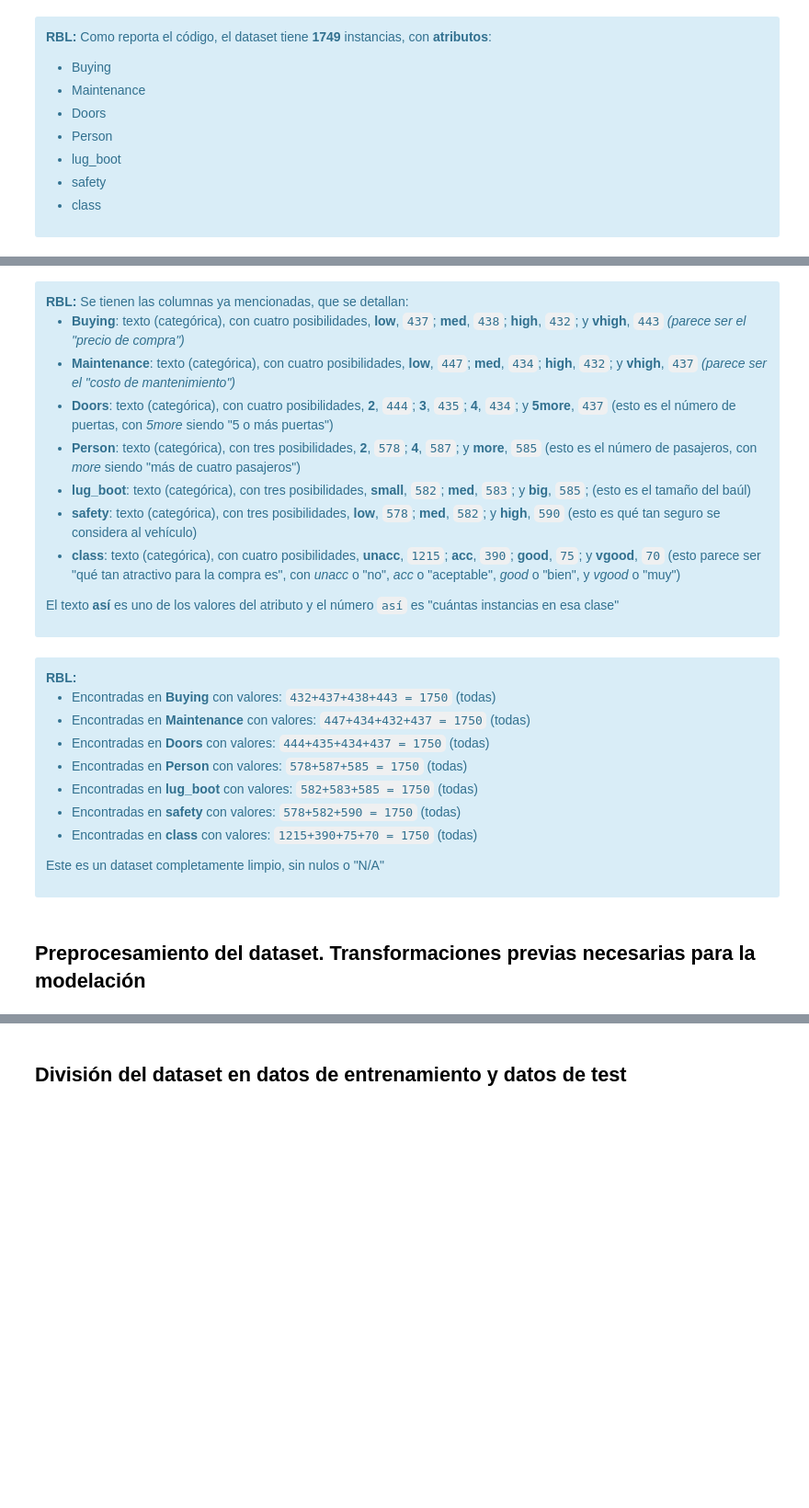
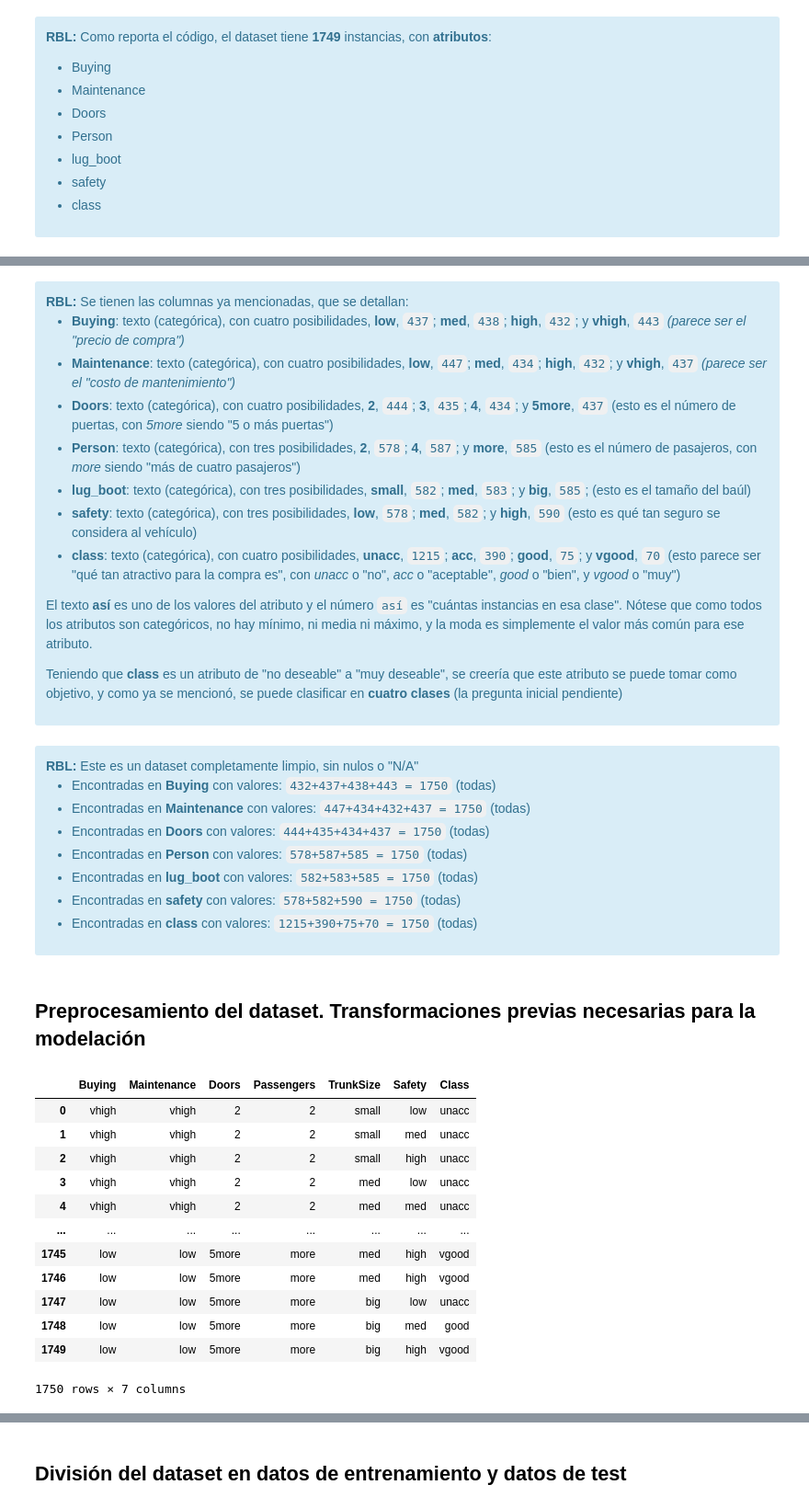
Before and after one commit to ColombianJoker/UNIR_TIA_Entregas, a Jupyter notebook: Entrega 1/Barrios_Lascar_Actividad_1.ipynb, the cells around one changed output, grey strips where cells are left out. Shown: that part at 92% size. Saved outputs shown, nothing was run; the diff lists cells and outputs as text; code cells hidden in the pictures; blank space fills up the shorter version.

```diff
--- a/Entrega 1/Barrios_Lascar_Actividad_1.ipynb
+++ b/Entrega 1/Barrios_Lascar_Actividad_1.ipynb
@@ -107,9 +112,10 @@ Se tienen las columnas ya mencionadas, que se detallan:<ul>
 <li><b>safety</b>: texto (categórica), con tres posibilidades, <b>low</b>, <code>578</code>; <b>med</b>, <code>582</code>; y <b>high</b>, <code>590</code> (esto es qué tan seguro se considera al vehículo)</li>
 <li><b>class</b>: texto (categórica), con cuatro posibilidades, <b>unacc</b>, <code>1215</code>; <b>acc</b>, <code>390</code>; <b>good</b>, <code>75</code>; y <b>vgood</b>, <code>70</code> (esto parece ser "qué tan atractivo para la compra es", con <i>unacc</i> o "no", <i>acc</i> o "aceptable", <i>good</i> o "bien", y <i>vgood</i> o "muy")</li>
 </ul>
-<p>El texto <b>así</b> es uno de los valores del atributo y el número <code>así</code> es "cuántas instancias en esa clase"<p></div>
+<p>El texto <b>así</b> es uno de los valores del atributo y el número <code>así</code> es "cuántas instancias en esa clase". Nótese que como todos los atributos son categóricos, no hay mínimo, ni media ni máximo, y la moda es simplemente el valor más común para ese atributo.<p>
+<p>Teniendo que <b>class</b> es un atributo de "no deseable" a "muy deseable", se creería que este atributo se puede tomar como objetivo, y como ya se mencionó, se puede clasificar en <b>cuatro clases</b> (la pregunta inicial pendiente)</div>
 # %% [markdown]
-<div class="alert alert-block alert-info"> <b>RBL: </b><ul>
+<div class="alert alert-block alert-info"> <b>RBL: </b>Este es un dataset completamente limpio, sin nulos o "N/A"</p><ul>
 <li>Encontradas en <b>Buying</b> con valores: <code>432+437+438+443 = 1750</code> (todas)</li>
 <li>Encontradas en <b>Maintenance</b> con valores: <code>447+434+432+437 = 1750</code> (todas)</li>
 <li>Encontradas en <b>Doors</b> con valores: <code>444+435+434+437 = 1750</code> (todas)</li>
@@ -117,9 +123,29 @@ Se tienen las columnas ya mencionadas, que se detallan:<ul>
 <li>Encontradas en <b>lug_boot</b> con valores: <code>582+583+585 = 1750</code> (todas)</li>
 <li>Encontradas en <b>safety</b> con valores: <code>578+582+590 = 1750</code> (todas)</li>
 <li>Encontradas en <b>class</b> con valores: <code>1215+390+75+70 = 1750</code> (todas)</li>
-</ul></p>
-<p>Este es un dataset completamente limpio, sin nulos o "N/A"</div>
+</ul>
+</div>
 # %% [markdown]
 ## Preprocesamiento del dataset. Transformaciones previas necesarias para la modelación
 # %%
-#Código que realice las transformaciones necesarias para poder realizar los procesos de modelación. Ej.One hot enconding
+# Código que realice las transformaciones necesarias para poder realizar los procesos de modelación. Ej.One hot enconding
+# Primero renombro las columnas para que todas sigan como la misma nomenclatura
+try:
+    df.rename(columns={'lug_boot':'TrunkSize', 'safety':'Safety', 'class':'Class', 'Person':'Passengers'} , inplace=True)
+except KeyError:
+    print(f"No se renombró")
+df
+# %% [output]
+|  | Buying | Maintenance | Doors | Passengers | TrunkSize | Safety | Class |
+| 0 | vhigh | vhigh | 2 | 2 | small | low | unacc |
+| 1 | vhigh | vhigh | 2 | 2 | small | med | unacc |
+| 2 | vhigh | vhigh | 2 | 2 | small | high | unacc |
+| 3 | vhigh | vhigh | 2 | 2 | med | low | unacc |
+| 4 | vhigh | vhigh | 2 | 2 | med | med | unacc |
+| ... | ... | ... | ... | ... | ... | ... | ... |
+| 1745 | low | low | 5more | more | med | high | vgood |
+| 1746 | low | low | 5more | more | med | high | vgood |
+| 1747 | low | low | 5more | more | big | low | unacc |
+| 1748 | low | low | 5more | more | big | med | good |
+| 1749 | low | low | 5more | more | big | high | vgood |
+1750 rows × 7 columns
```
Also changed, not shown: parts of 21 cells of this notebook, 1 other file.
